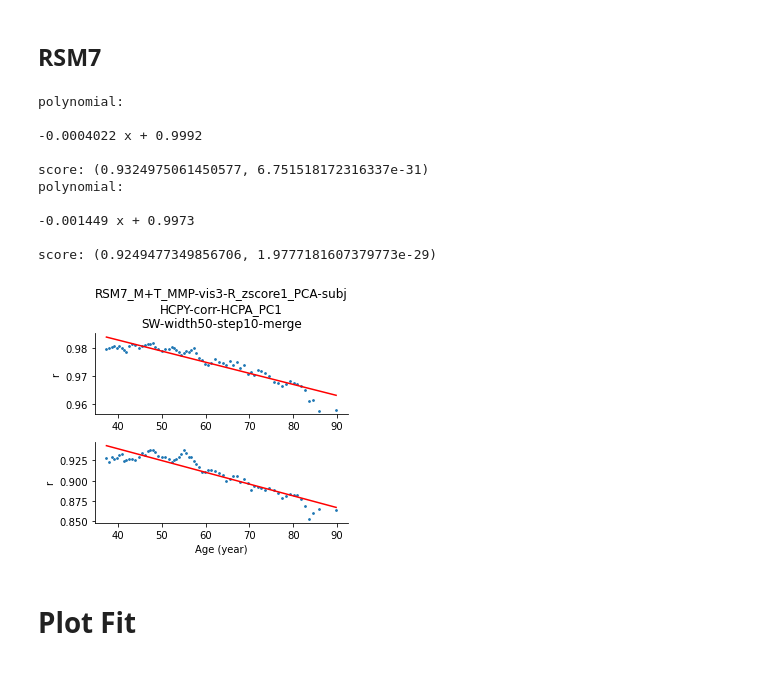
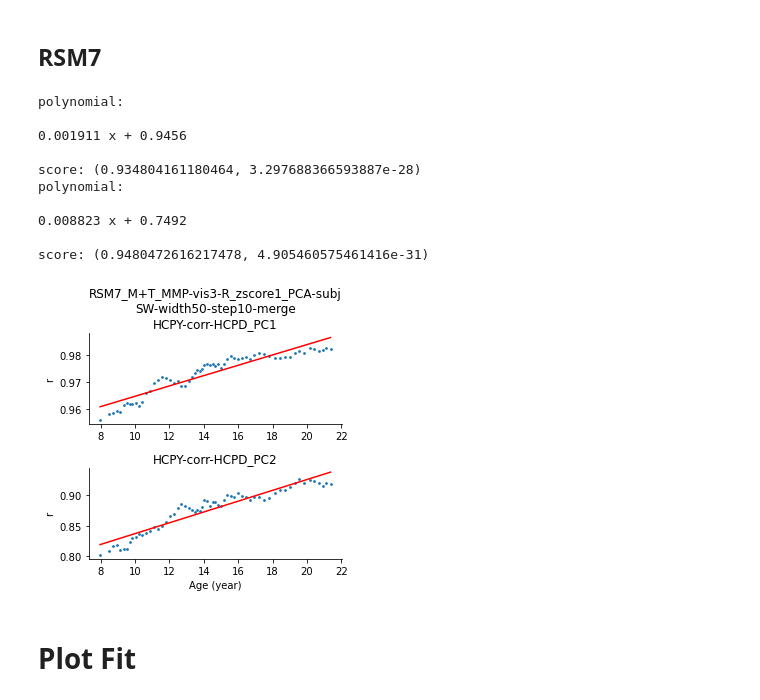
Before and after one commit to BNUCNL/nibrain, a Jupyter notebook: cxy_visual_dev/scripts/plot_scatter.ipynb, the cells around one changed output. Cells and saved outputs as stored; diff of their text form; code cells hidden in the pictures.

```diff
--- a/cxy_visual_dev/scripts/plot_scatter.ipynb
+++ b/cxy_visual_dev/scripts/plot_scatter.ipynb
@@ -222,13 +224,13 @@ score: (0.7111622127416923, 1.3408519638368247e-10)
 # %% [markdown]
 ## RSM7
 # %%
-# n_win = 61
-# dataset_name = 'HCPD'
+n_win = 61
+dataset_name = 'HCPD'
 
-n_win = 68
-dataset_name = 'HCPA'
+# n_win = 68
+# dataset_name = 'HCPA'
 
-figsize=(4.5, 4)
+figsize=(4.5, 4.5)
 pc_names = ['C1', 'C2']
 title1 = 'RSM7_M+T_MMP-vis3-R_zscore1_PCA-subj'
 title3 = 'SW-width50-step10-merge'
@@ -239,39 +241,41 @@ out_file = pjoin(work_dir, f"RSM7_{dataset_name}.jpg")
 data = pkl.load(open(fpath, 'rb'))
 fig, axes = plt.subplots(n_pc, 1, figsize=figsize)
 x = data['age in months'] / 12
 for pc_idx, pc_name in enumerate(pc_names):
     title2 = f'HCPY-corr-{dataset_name}_P{pc_name}'
     cols = [f'HCPY-{pc_name}_corr_Win{i}' for i in range(1, n_win + 1)]
     row_idx = row_indices = data['row_name'].index(pc_name)
     col_indices = [data['col_name'].index(i) for i in cols]
     ax = axes[pc_idx]
     y = data['r'][row_idx][col_indices]
     plot_polyfit(x, y, 1, color='r', s=3, ax=ax)
     if pc_idx == 0:
-        ax.set_title(f'{title1}\n{title2}\n{title3}')
+        ax.set_title(f'{title1}\n{title3}\n{title2}')
+    else:
+        ax.set_title(title2)
     if pc_idx == n_pc - 1:
         ax.set_xlabel('Age (year)')
     ax.set_ylabel('r')
     ax.spines['top'].set_visible(False)
     ax.spines['right'].set_visible(False)
 
 fig.tight_layout()
 if out_file is None:
     fig.show()
 else:
     fig.savefig(out_file)
 # %% [output]
 polynomial:
 
--0.0004022 x + 0.9992
+0.001911 x + 0.9456
 
-score: (0.9324975061450577, 6.751518172316337e-31)
+score: (0.934804161180464, 3.297688366593887e-28)
 polynomial:
 
--0.001449 x + 0.9973
+0.008823 x + 0.7492
 
-score: (0.9249477349856706, 1.9777181607379773e-29)
+score: (0.9480472616217478, 4.905460575461416e-31)
-[figure, old version]
+[figure, new version]
 # %% [markdown]
 # Plot Fit
 # %% [markdown]
```
Also changed, not shown: parts of 3 cells of this notebook, 4 other files.
